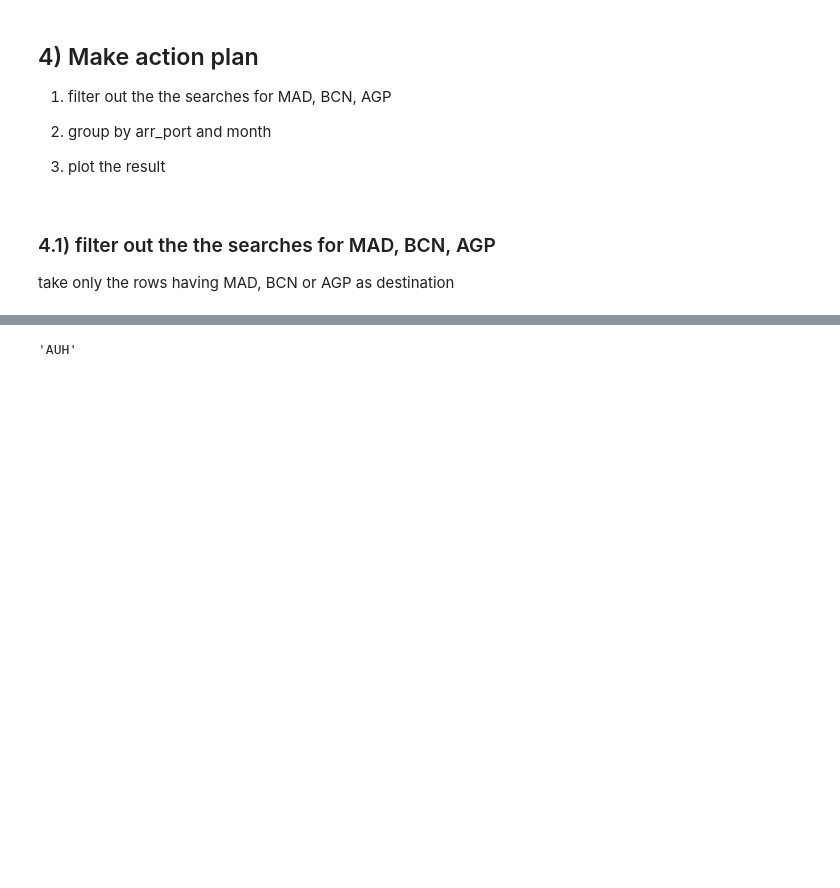
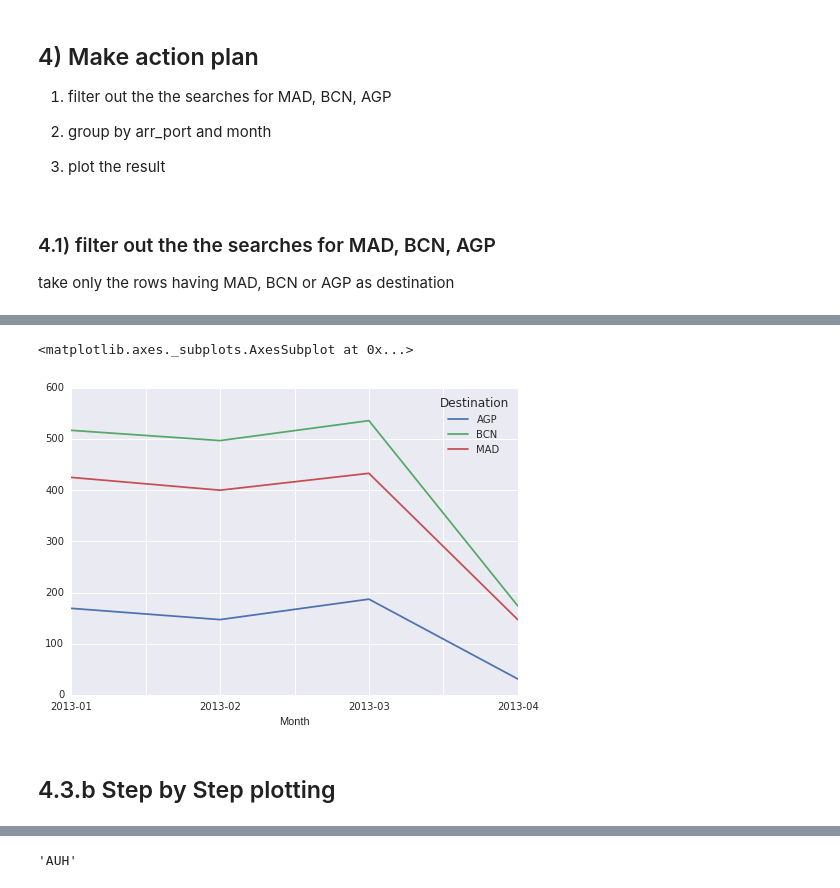
Before and after one commit to IgorAramb/DS_Master_A1_Chall, a Jupyter notebook: ch_03.ipynb, the cells around one changed output, grey strips where cells are left out. Cells and saved outputs as stored; diff of their text form; code cells hidden in the pictures; blank space fills up the shorter version.

```diff
--- a/ch_03.ipynb
+++ b/ch_03.ipynb
@@ -107,0 +275,10 @@ Option 1)
+# %%
+import pandas as pd
+path='/home/dsc/Data/challenge'
+file_name='searches.csv.bz2'
+filepath=path+'/'+file_name
+s=pd.read_csv(filepath,sep='^', usecols=['Date','Destination'], parse_dates=['Date'], nrows=100000)
+s=s.dropna()
+sFilter = s[s['Destination'].isin(['MAD','BCN','AGP'])].copy()
+sFilter['PlotDate']=sFilter.Date.map(lambda x: "%d-%02d"%(x.year,x.month))
+sFilter.head()
@@ -107,0 +292,2 @@ Option 1)
+# %%
+sFilter_gr=sFilter.groupby(['PlotDate','Destination'])
@@ -107,0 +354,3 @@ Option 1)
+# %%
+gr1=sFilter_gr.count().reset_index()
+gr1
@@ -107,0 +371,3 @@ Option 1)
+# %%
+gr1.rename(columns={'Date': 'Searches', 'PlotDate':'Month'}, inplace=True)
+gr1
@@ -107,0 +388,14 @@ Option 1)
+# %%
+#%pylab inline
+
+import numpy as np
+import matplotlib.pyplot as plt
+# %matplotlib inline ne znam jel ovo treba
+#import seaborn as sns
+gr1.pivot('Month','Destination','Searches').plot(grid=True)
+#Date, Items, Values
+# %% [output]
+<matplotlib.axes._subplots.AxesSubplot at 0x...>
+[figure, added]
+# %% [markdown]
+## 4.3.b Step by Step plotting
```
Also changed, not shown: parts of 138 cells of this notebook, 1 other file.
